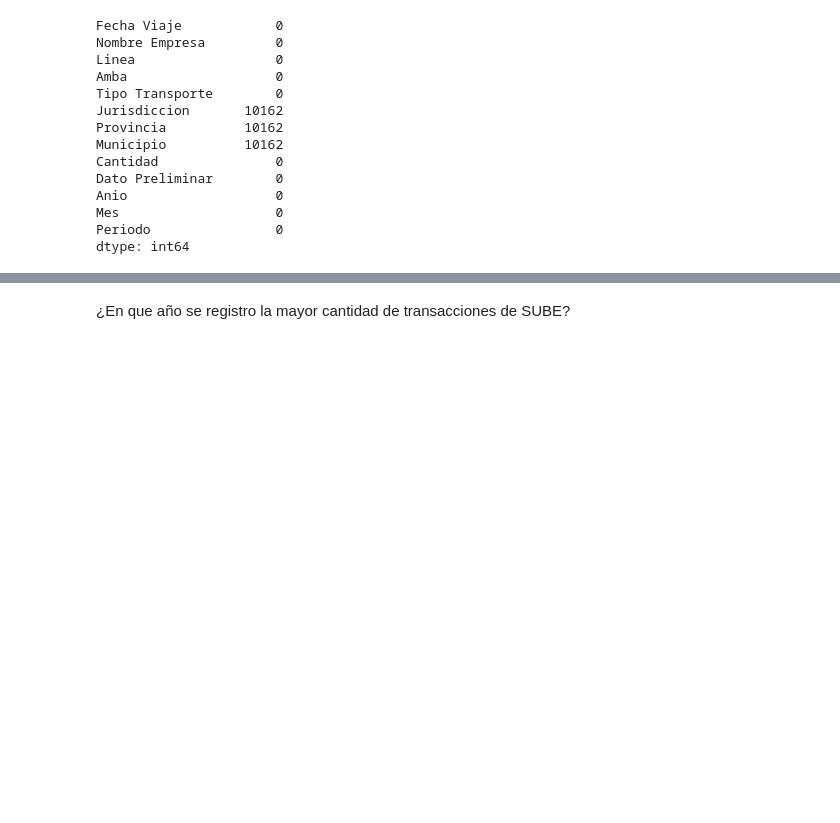
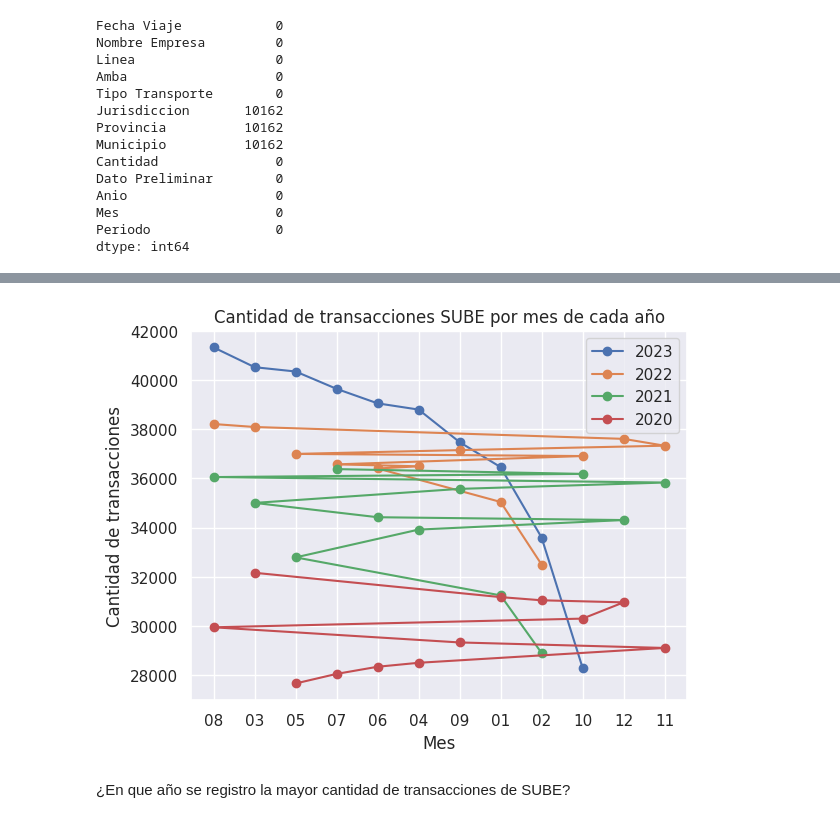
Before and after one commit to matiasfeliu92/Transacciones_Sube, a Jupyter notebook: Transacciones_SUBE_data.ipynb, the cells around one changed output, grey strips where cells are left out. Cells and saved outputs as stored; diff of their text form; code cells hidden in the pictures; blank space fills up the shorter version.

```diff
--- a/Transacciones_SUBE_data.ipynb
+++ b/Transacciones_SUBE_data.ipynb
@@ -18,3 +20,5 @@ Saving .env to .env (9)
+# %%
+sns.set(style="whitegrid")
 # %%
 database_url = str(config('DATABASE_URL')) or str(os.getenv('DATABASE_URL'))
 engine = create_engine(database_url)
@@ -128,3 +120,23 @@ fig.show()
+# %%
+## MATPLOTLIB
+for anio in df_Transacciones_SUBE_periodo['Anio'].unique():
+  df_por_mes = df_Transacciones_SUBE_periodo[df_Transacciones_SUBE_periodo['Anio'] == anio]
+  plt.plot(df_por_mes['Mes'], df_por_mes['Count'], marker='o', label=anio)
+
+plt.xlabel('Mes')
+plt.ylabel('Cantidad de transacciones')
+plt.title('Cantidad de transacciones SUBE por mes de cada año')
+plt.legend()
+plt.show()
+
+## PLOTLY
+# fig = px.line(df_Transacciones_SUBE_periodo, x='Mes', y='Count', color='Anio',
+#               labels={'Mes': 'Mes', 'count': 'Cantidad de Viajes', 'Anio': 'Año'},
+#               title='Cantidad de transacciones SUBE por mes de cada año')
+
+# fig.show()
+# %% [output]
+[figure, added]
 # %% [markdown]
 ¿En que año se registro la mayor cantidad de transacciones de SUBE?
 # %%
```
Also changed, not shown: parts of 10 cells of this notebook.
